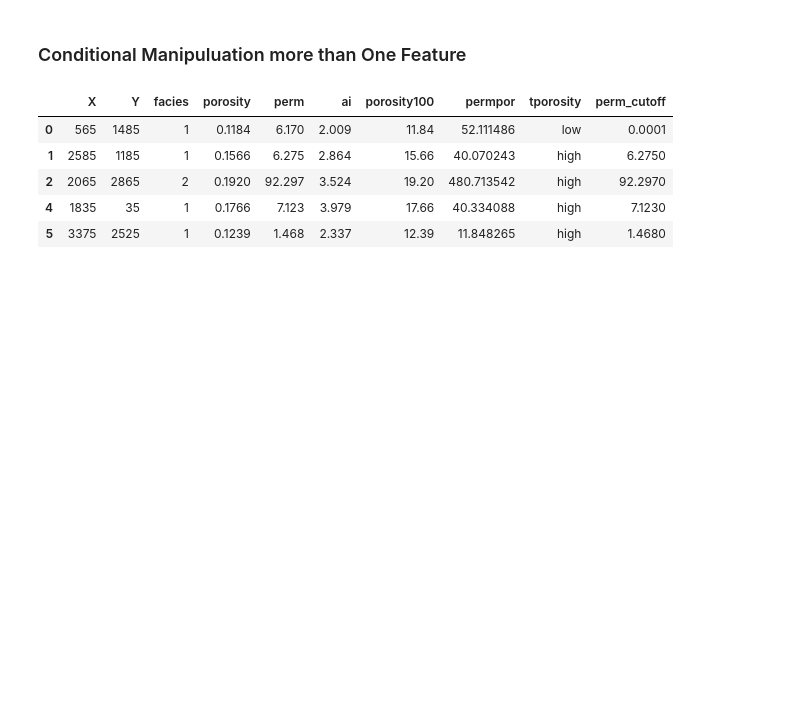
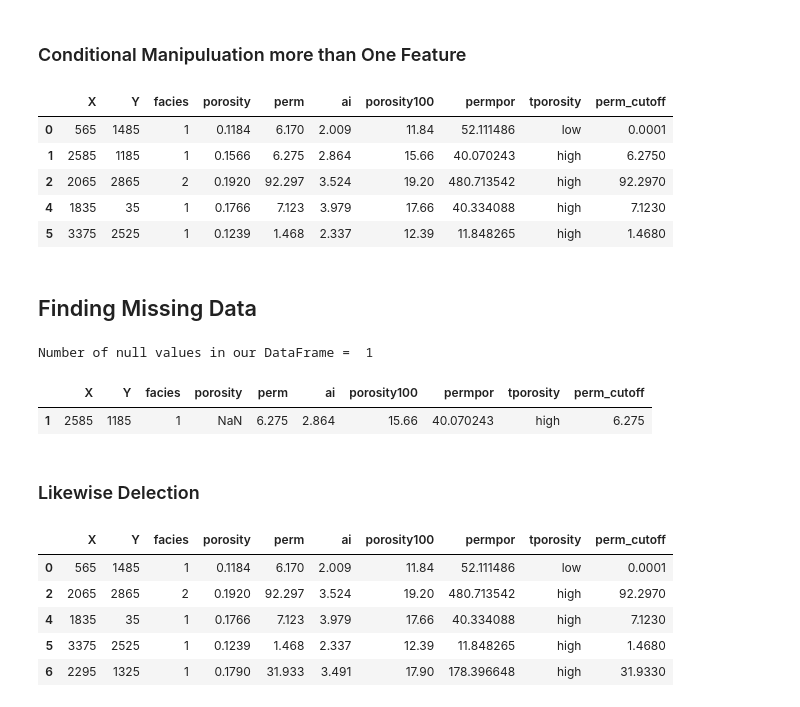
Before and after one commit to htetaunglynn94/youtube, a Jupyter notebook: ds_basic_python/exercise/1. python_basic_dataframe.ipynb, the cells around one changed output. Saved outputs shown, nothing was run; the diff lists cells and outputs as text; code cells hidden in the pictures; blank space fills up the shorter version.

```diff
--- a/ds_basic_python/exercise/1. python_basic_dataframe.ipynb
+++ b/ds_basic_python/exercise/1. python_basic_dataframe.ipynb
@@ -174,3 +174,26 @@ df.head()
 | 2 | 2065 | 2865 | 2 | 0.1920 | 92.297 | 3.524 | 19.20 | 480.713542 | high | 92.2970 |
 | 4 | 1835 | 35 | 1 | 0.1766 | 7.123 | 3.979 | 17.66 | 40.334088 | high | 7.1230 |
 | 5 | 3375 | 2525 | 1 | 0.1239 | 1.468 | 2.337 | 12.39 | 11.848265 | high | 1.4680 |
+# %% [markdown]
+## Finding Missing Data
+# %%
+df.loc[1,'porosity'] = np.NaN                   # add a NaN / missing value in our table
+print('Number of null values in our DataFrame = ', str(df.isnull().sum().sum())) # count missing values
+nan_rows = df[df['porosity'].isnull()]          # find the sample with missing values
+nan_rows
+# %% [output]
+Number of null values in our DataFrame =  1
+|  | X | Y | facies | porosity | perm | ai | porosity100 | permpor | tporosity | perm_cutoff |
+| 1 | 2585 | 1185 | 1 | NaN | 6.275 | 2.864 | 15.66 | 40.070243 | high | 6.275 |
+# %% [markdown]
+### Likewise Delection
+# %%
+df = df.dropna(how='any')
+df.head()
+# %% [output]
+|  | X | Y | facies | porosity | perm | ai | porosity100 | permpor | tporosity | perm_cutoff |
+| 0 | 565 | 1485 | 1 | 0.1184 | 6.170 | 2.009 | 11.84 | 52.111486 | low | 0.0001 |
+| 2 | 2065 | 2865 | 2 | 0.1920 | 92.297 | 3.524 | 19.20 | 480.713542 | high | 92.2970 |
+| 4 | 1835 | 35 | 1 | 0.1766 | 7.123 | 3.979 | 17.66 | 40.334088 | high | 7.1230 |
+| 5 | 3375 | 2525 | 1 | 0.1239 | 1.468 | 2.337 | 12.39 | 11.848265 | high | 1.4680 |
+| 6 | 2295 | 1325 | 1 | 0.1790 | 31.933 | 3.491 | 17.90 | 178.396648 | high | 31.9330 |
```
Also changed, not shown: parts of 22 cells of this notebook, 1 other file.
